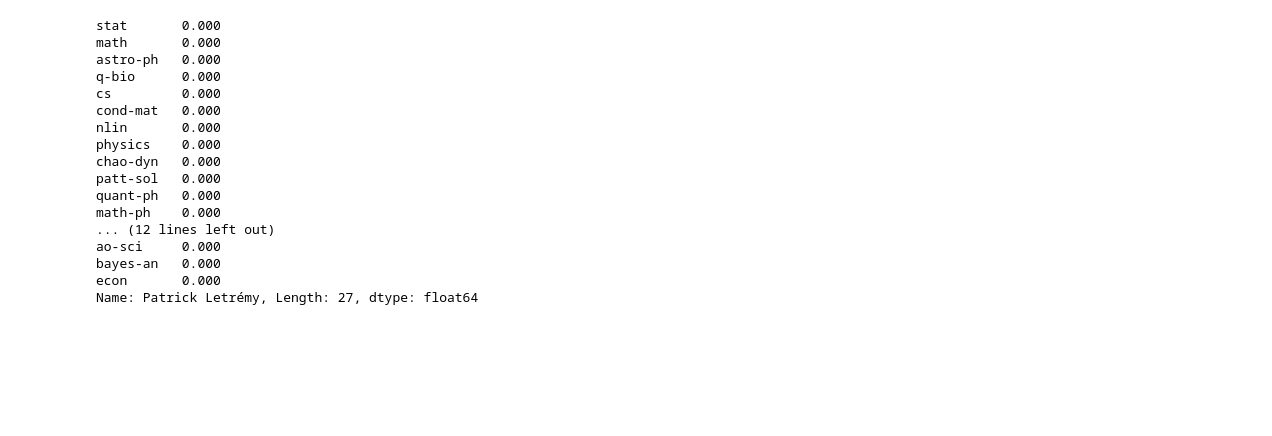
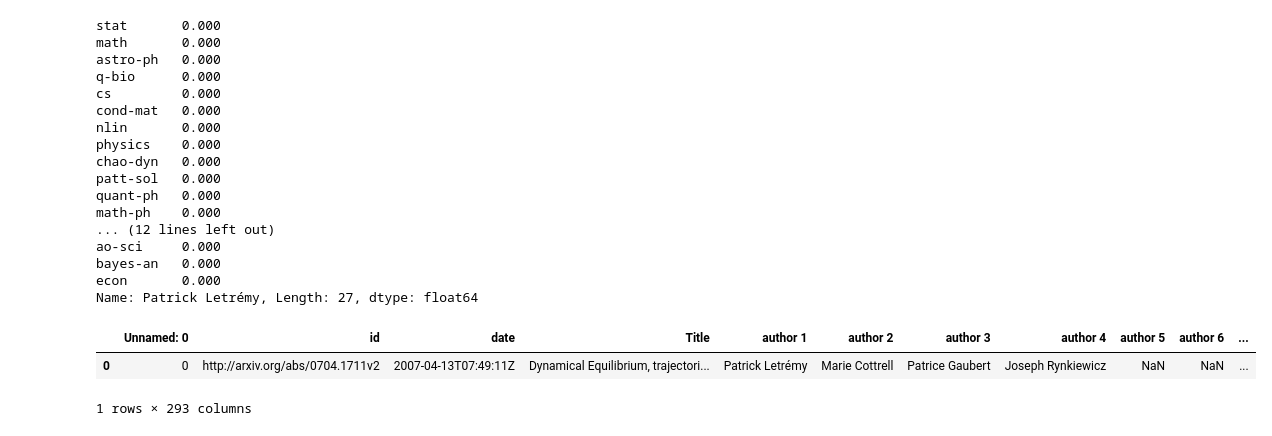
Before and after one commit to tunguyen17/arxiv_Web_scraping, a Jupyter notebook: Romero_P1.ipynb, the cells around one changed output. Saved outputs shown, nothing was run; the diff lists cells and outputs as text; code cells hidden in the pictures; blank space fills up the shorter version.

```diff
--- a/Romero_P1.ipynb
+++ b/Romero_P1.ipynb
@@ -110,3 +106,10 @@ ao-sci     0.000
 bayes-an   0.000
 econ       0.000
 Name: Patrick Letrémy, Length: 27, dtype: float64
+# %%
+# df.iloc[0].dropna()
+df.iloc[0:4:291]#.dropna()#[:,4:291]
+# %% [output]
+|  | Unnamed: 0 | id | date | Title | author 1 | author 2 | author 3 | author 4 | author 5 | author 6 | ... |
+| 0 | 0 | http://arxiv.org/abs/0704.1711v2 | 2007-04-13T07:49:11Z | Dynamical Equilibrium, trajectori... | Patrick Letrémy | Marie Cottrell | Patrice Gaubert | Joseph Rynkiewicz | NaN | NaN | ... |
+1 rows × 293 columns
```
Also changed, not shown: parts of 2 cells of this notebook.
